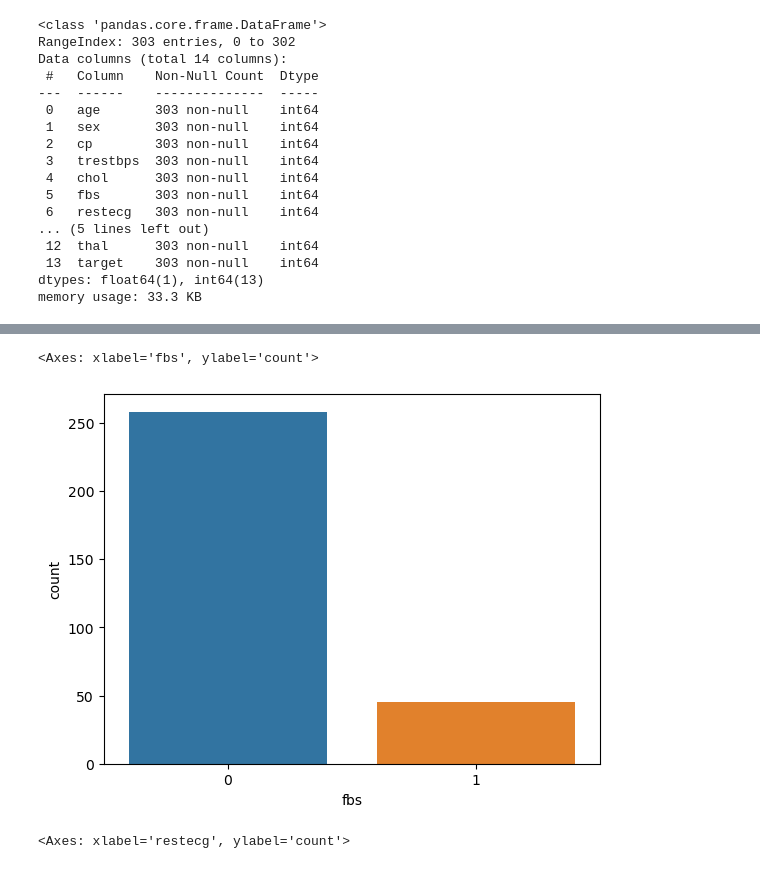
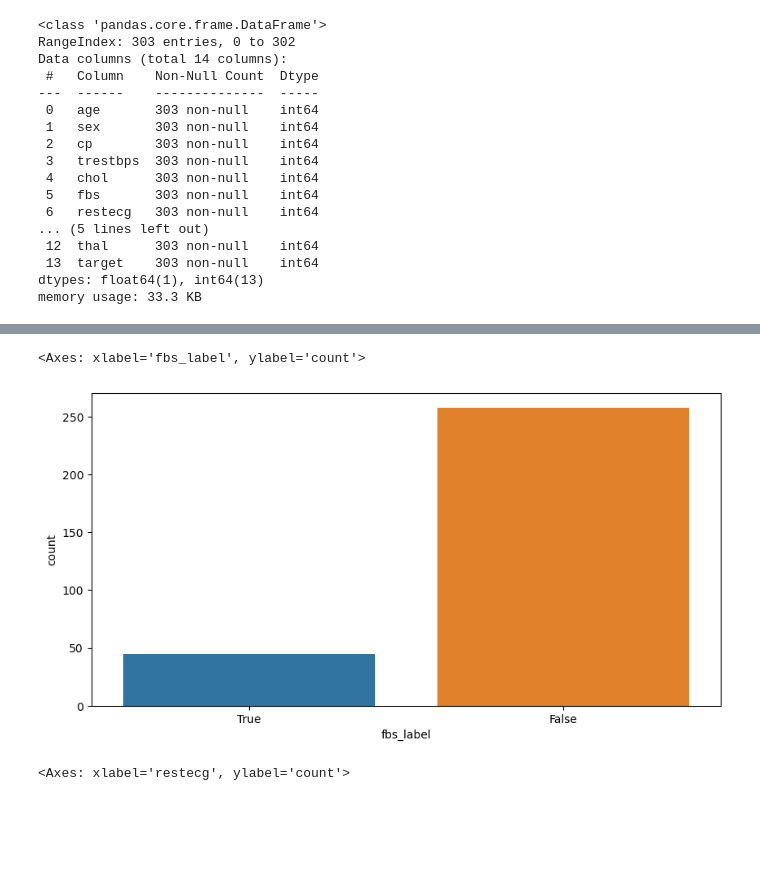
Before and after one commit to padmachocka/HeartAttack_Prediction-Analysis, a Jupyter notebook: HeartAttack_prediction.ipynb, the cells around one changed output, grey strips where cells are left out. Saved outputs shown, nothing was run; the diff lists cells and outputs as text; code cells hidden in the pictures; blank space fills up the shorter version.

```diff
--- a/HeartAttack_prediction.ipynb
+++ b/HeartAttack_prediction.ipynb
@@ -138,8 +147,11 @@ sns.countplot(data, x="cp")
-# %%
-sns.countplot(data, x = "fbs")
-# %% [output]
-<Axes: xlabel='fbs', ylabel='count'>
-[figure, removed]
+# %%
+plt.figure(figsize = (10,5))
+data['fbs_label'] = data['fbs'].map({0: 'False', 1: 'True'})
+
+sns.countplot(data, x = "fbs_label")
+# %% [output]
+<Axes: xlabel='fbs_label', ylabel='count'>
+[figure, added]
 # %%
 sns.countplot(data, x = "restecg")
 # %% [output]
```
Also changed, not shown: parts of 52 cells of this notebook, 2 other files.
